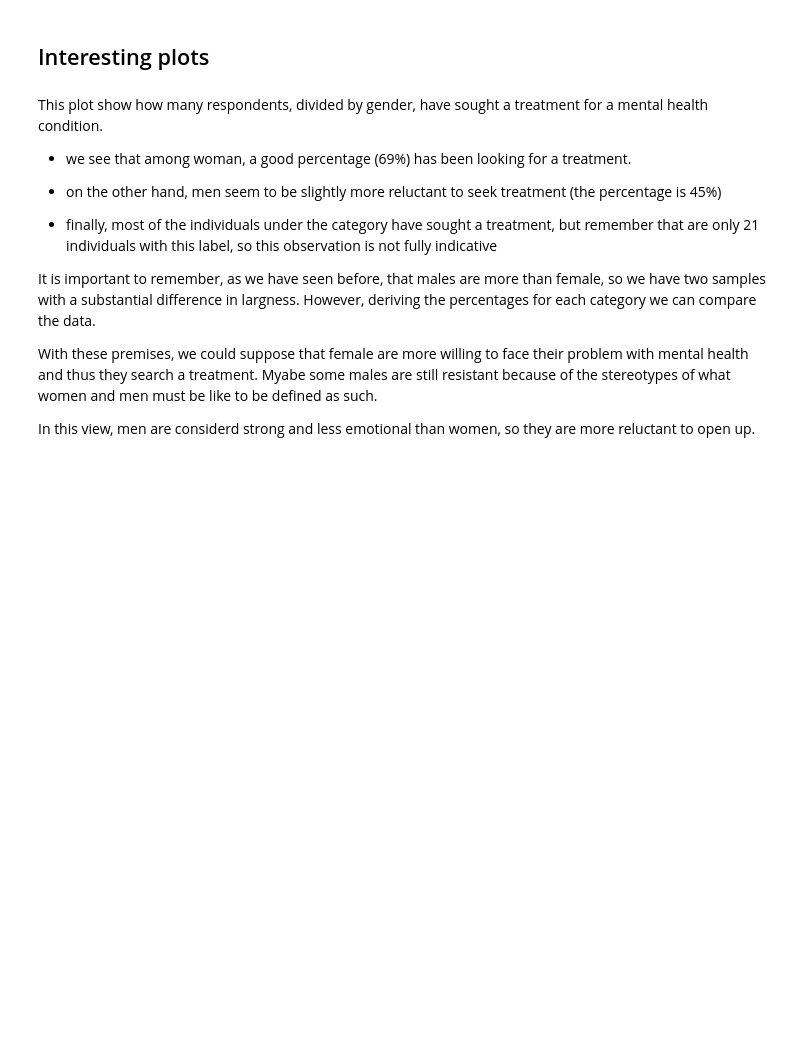
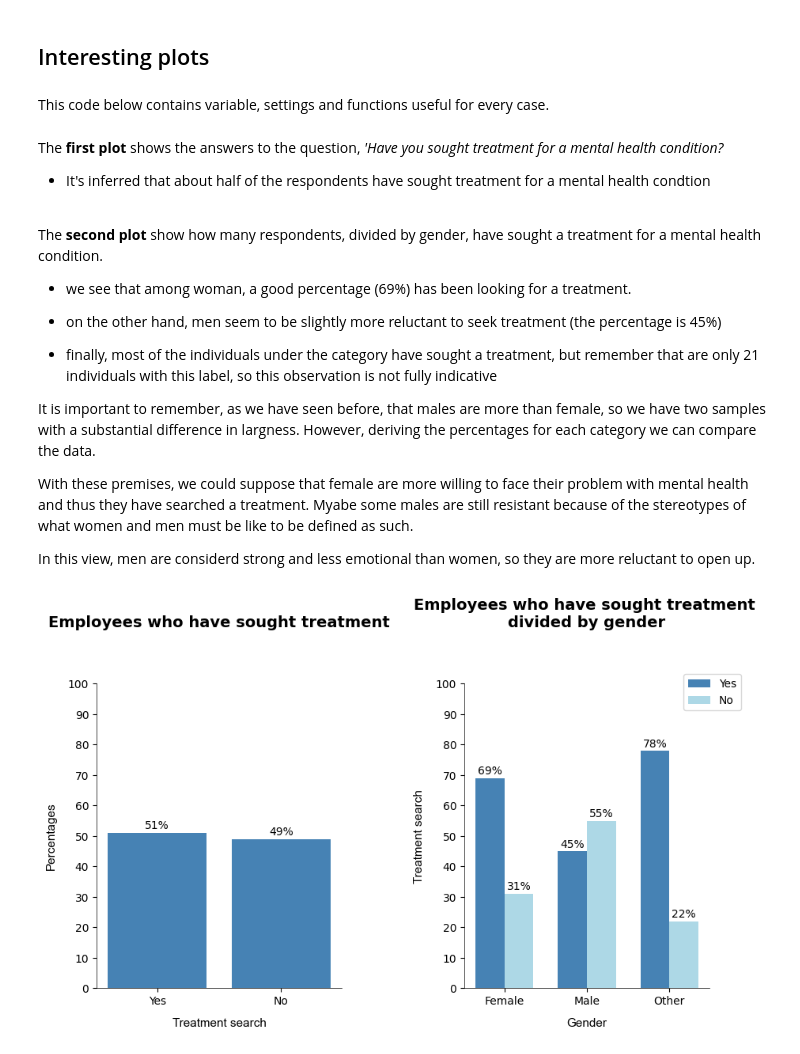
Before and after one commit to EmmaTosato/Programming_Project, a Jupyter notebook: jupyter_project.ipynb, the cells around one changed output. Saved outputs shown, nothing was run; the diff lists cells and outputs as text; code cells hidden in the pictures; blank space fills up the shorter version.

```diff
--- a/jupyter_project.ipynb
+++ b/jupyter_project.ipynb
@@ -427,3 +428,5 @@ mental_vs_physical ['Yes' "Don't know" 'No']
 obs_consequence ['No' 'Yes']
 # %% [markdown]
 ## Interesting plots
+# %% [markdown]
+This code below contains variable, settings and functions useful for every case.
@@ -430,5 +454,11 @@ obs_consequence ['No' 'Yes']
 # %% [markdown]
-This plot show how many respondents, divided by gender, have sought a treatment for a mental health condition.
+The **first plot** shows the answers to the question, *'Have you sought treatment for a mental health condition?*
+
+- It's inferred that about half of the respondents have sought treatment for a mental health condtion
+
+<br>
+
+The **second plot** show how many respondents, divided by gender, have sought a treatment for a mental health condition.
 
 - we see that among woman, a good percentage (69%) has been looking for a treatment.
 
@@ -438,6 +468,59 @@ This plot show how many respondents, divided by gender, have sought a treatment
 
 It is important to remember, as we have seen before, that males are more than female, so we have two samples with a substantial difference in largness. However, deriving the percentages for each category we can compare the data.
 
-With these premises, we could suppose that female are more willing to face their problem with mental health and thus they search a treatment. Myabe some males are still resistant because of the stereotypes of what women and men must be like to be defined as such.
+With these premises, we could suppose that female are more willing to face their problem with mental health and thus they have searched a treatment. Myabe some males are still resistant because of the stereotypes of what women and men must be like to be defined as such.
 
 In this view, men are considerd strong and less emotional than women, so they are more reluctant to open up.
+# %%
+# 1
+labels_ans = mental_health_df['treatment'].value_counts().index.to_list()                   # Yes, No
+counts_ans = list(map(lambda x: round((x/tot_rows)*100), mental_health_df['treatment'].value_counts()))
+
+# 2
+labels_gender = list(mental_health_df['gender'].unique())      # Female, Male, Other
+
+df_gender_treatment = mental_health_df.groupby(['gender', 'treatment'])['treatment'].count().unstack(0)
+yes_perc = percent(df_gender_treatment, 'Yes')
+no_perc = percent(df_gender_treatment, 'No')
+
+# The label locations
+x = np.arange(len(labels_gender))
+width = 0.35  # the width of the bars
+
+# Plot
+fig1, (ax1, ax2) = plt.subplots(1,2,figsize =(10, 5))
+fig1.subplots_adjust(wspace=0.5)
+
+ax1.bar(labels_ans, counts_ans, color ='steelblue', label=labels_ans)
+ax2.bar(x - width/2, yes_perc, width, color= 'steelblue', label= 'Yes')
+ax2.bar(x + width/2, no_perc, width, color= 'lightblue', label ='No')
+
+# Labels, ticks
+ax1.set_xlabel("Treatment search", labelpad= 10.0, fontname="Arial", fontsize=11, fontweight = 'medium')
+ax2.set_xlabel("Gender", labelpad= 10.0, fontname="Arial", fontsize=11, fontweight = 'medium')
+ax1.set_ylabel("Percentages", labelpad= 10.0, fontname="Arial", fontsize=11, fontweight = 'medium')
+ax2.set_ylabel("Treatment search", labelpad= 10.0, fontname="Arial", fontsize=11, fontweight = 'medium')
+ax2.set_xticks(x, labels_gender)
+ax1.set_yticks(np.arange(0,101, 10))
+ax2.set_yticks(np.arange(0,101, 10))
+
+# Percenteges
+for p in ax1.patches:
+    height = p.get_height()
+    ax1.annotate("{}%".format(height), (p.get_x() + p.get_width() / 2, height+ 1.25), ha='center')
+
+for p in ax2.patches:
+    height = p.get_height()
+    ax2.annotate("{}%".format(height), (p.get_x() + p.get_width() / 2, height+ 1.25), ha='center')
+
+# Title
+ax1.set_title('Employees who have sought treatment', fontsize= 14, fontweight= 'heavy', color = 'black', y=1.15, pad=10)
+ax2.set_title('Employees who have sought treatment \ndivided by gender', fontsize= 14, fontweight= 'heavy', color = 'black', y=1.15, pad=10)
+
+# Legend
+ax2.legend(loc = 'upper right', bbox_to_anchor=(0.65, 0.55, 0.5, 0.5))
+
+# show
+plt.show()
+# %% [output]
+[figure, added]
```
Also changed, not shown: parts of 12 cells of this notebook.
